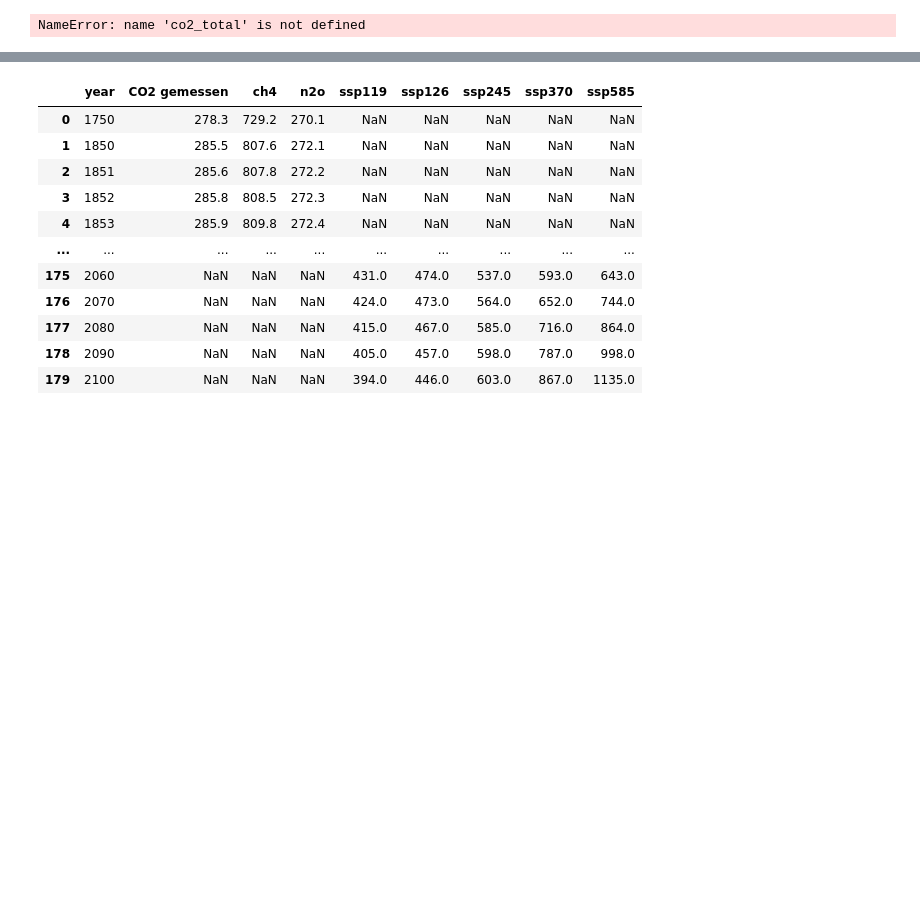
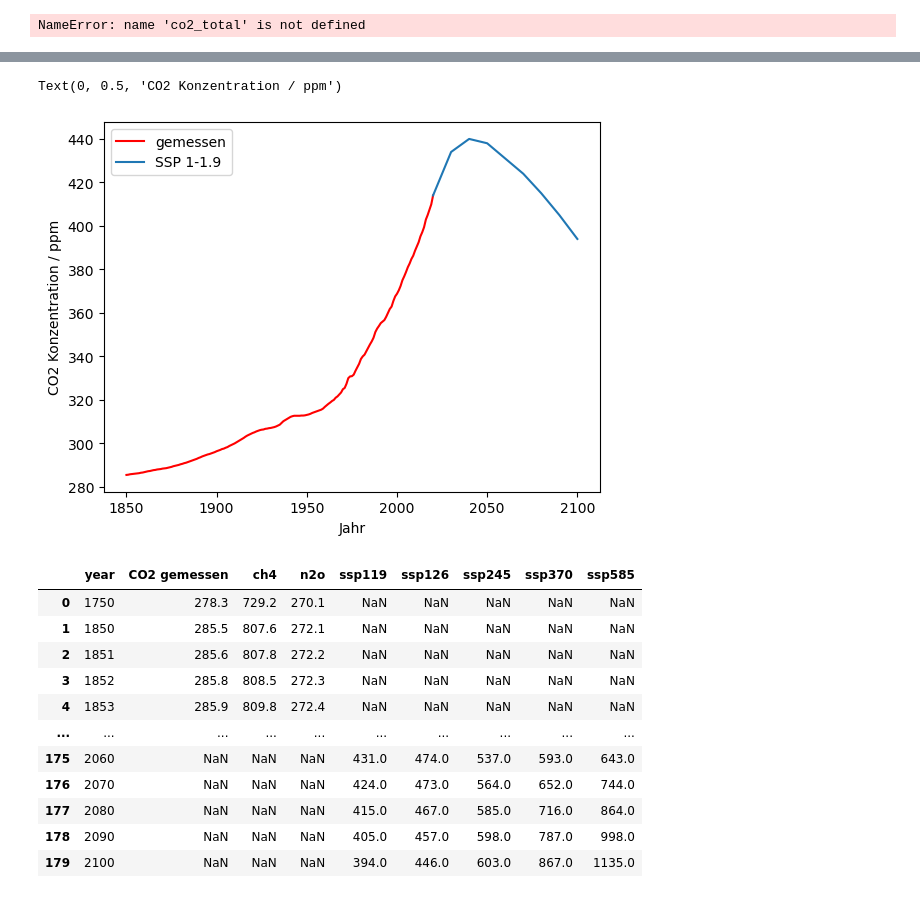
Before and after one commit to programlich/climate_dashboard, a Jupyter notebook: App/climate.ipynb, the cells around one changed output, grey strips where cells are left out. Drawn from its saved outputs; the diff is of its cells as text; code cells hidden in the pictures; blank space fills up the shorter version.

```diff
--- a/App/climate.ipynb
+++ b/App/climate.ipynb
@@ -130,0 +158,11 @@ NameError: name 'co2_total' is not defined
+# %%
+import matplotlib.pyplot as plt
+fig, ax = plt.subplots()
+ax.plot(concentration["year"],concentration["gemessen"],color="red",label="gemessen")
+ax.plot(concentration["year"],concentration["SSP 1-1.9"],label="SSP 1-1.9")
+ax.legend()
+ax.set_xlabel("Jahr")
+ax.set_ylabel("CO2 Konzentration / ppm")
+# %% [output]
+Text(0, 0.5, 'CO2 Konzentration / ppm')
+[figure, added]
```
Also changed, not shown: parts of 8 cells of this notebook, 1 other file.
